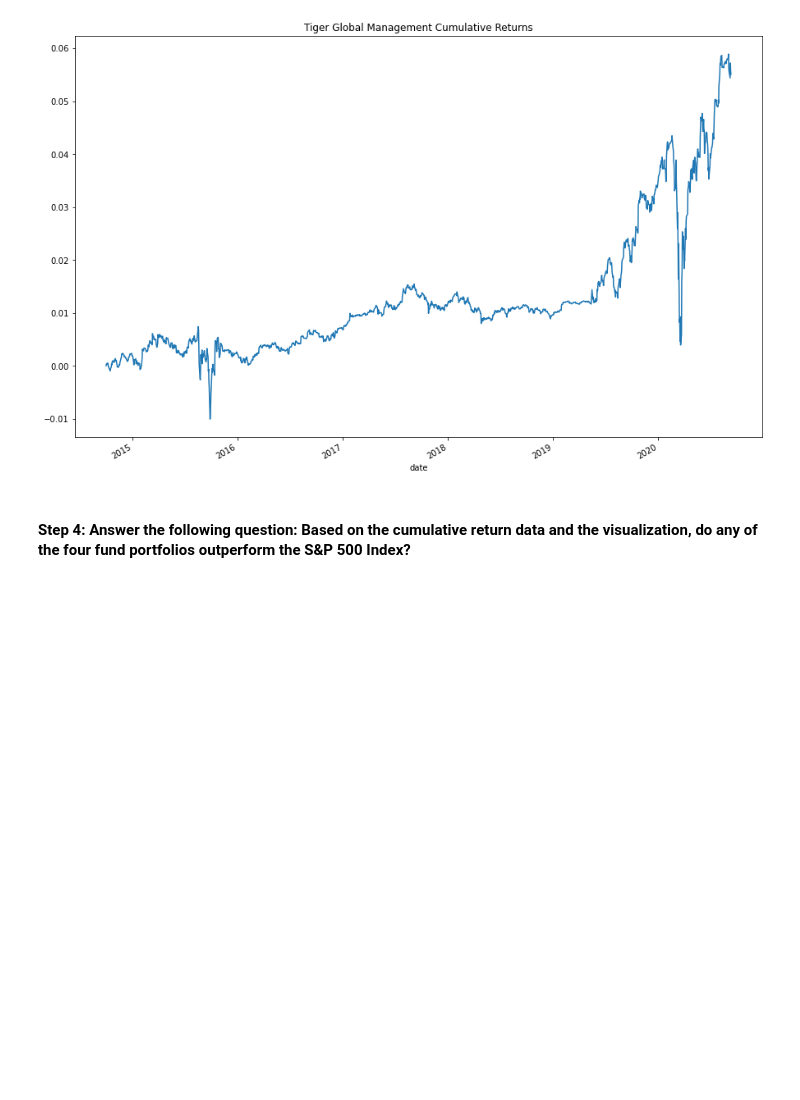
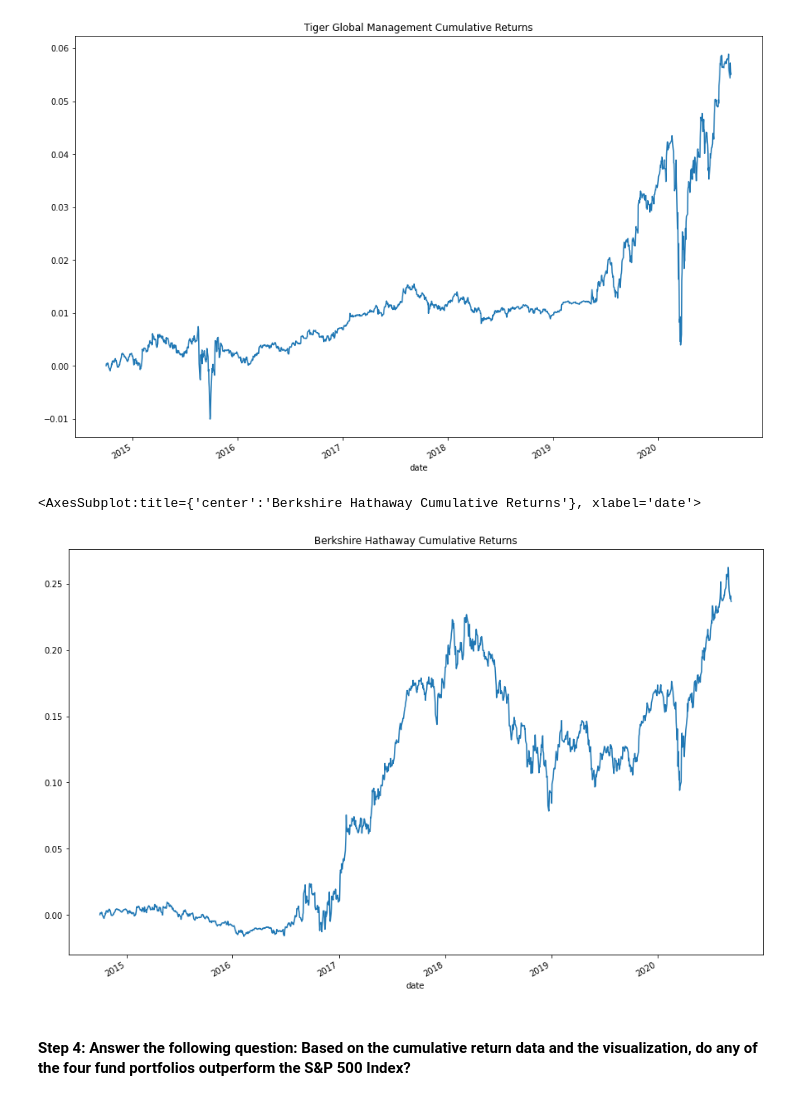
Before and after one commit to mrlandero/Risk_Return_Analysis, a Jupyter notebook: Risk_Return_Analysis/risk_return_analysis.ipynb, the cells around one changed output. Drawn from its saved outputs; the diff is of its cells as text; code cells hidden in the pictures; blank space fills up the shorter version.

Commit message:
Generated Cumulative Returns Plot for Berkshire Hathaway

```diff
--- a/Risk_Return_Analysis/risk_return_analysis.ipynb
+++ b/Risk_Return_Analysis/risk_return_analysis.ipynb
@@ -258,6 +258,17 @@ cumulative_returns_df.iloc[:, 2].plot(
 # %% [output]
 <AxesSubplot:title={'center':'Tiger Global Management Cumulative Returns'}, xlabel='date'>
 [figure]
+# %%
+# Visualize the cumulative returns using the Pandas plot function
+# Include a title parameter and adjust the figure size
+# Berkshire Hathaway
+cumulative_returns_df.iloc[:, 3].plot(
+    figsize=(15,10),
+    title="Berkshire Hathaway Cumulative Returns"
+)
+# %% [output]
+<AxesSubplot:title={'center':'Berkshire Hathaway Cumulative Returns'}, xlabel='date'>
+[figure, added]
 # %% [markdown]
 #### Step 4: Answer the following question: Based on the cumulative return data and the visualization, do any of the four fund portfolios outperform the S&P 500 Index?
 # %% [markdown]
```
